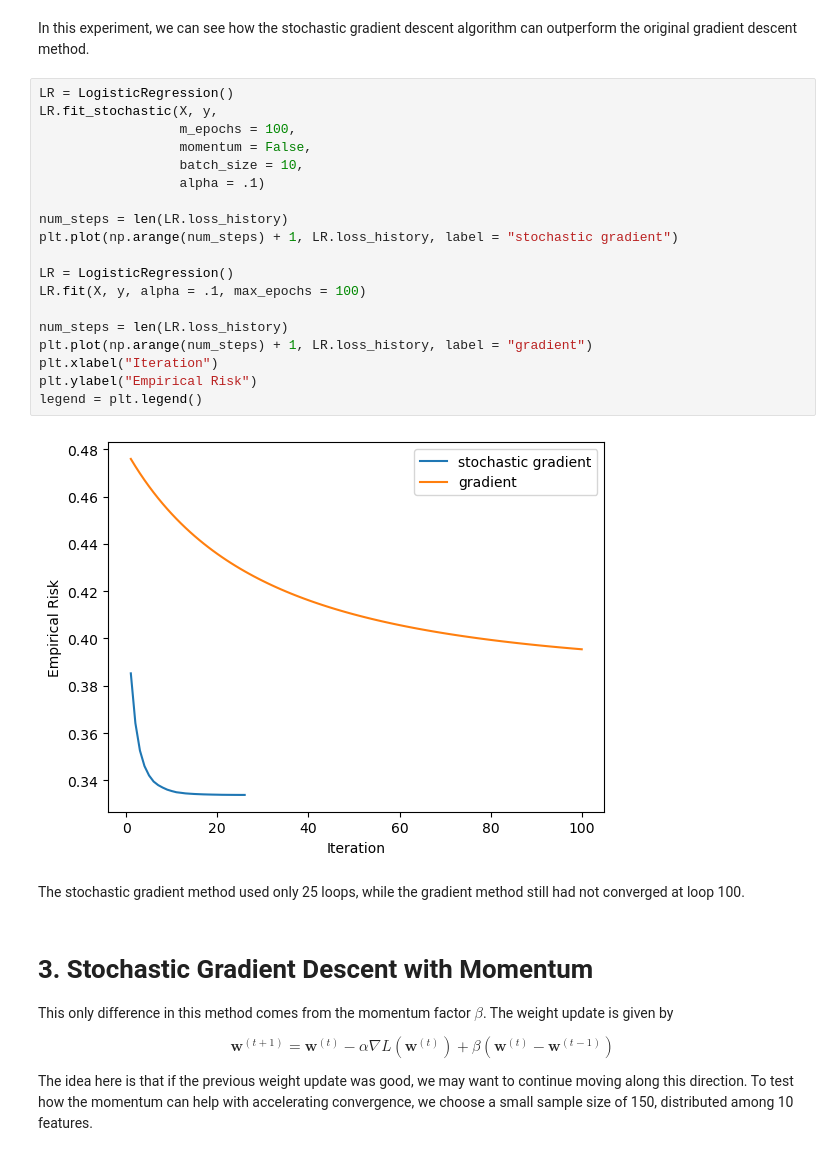
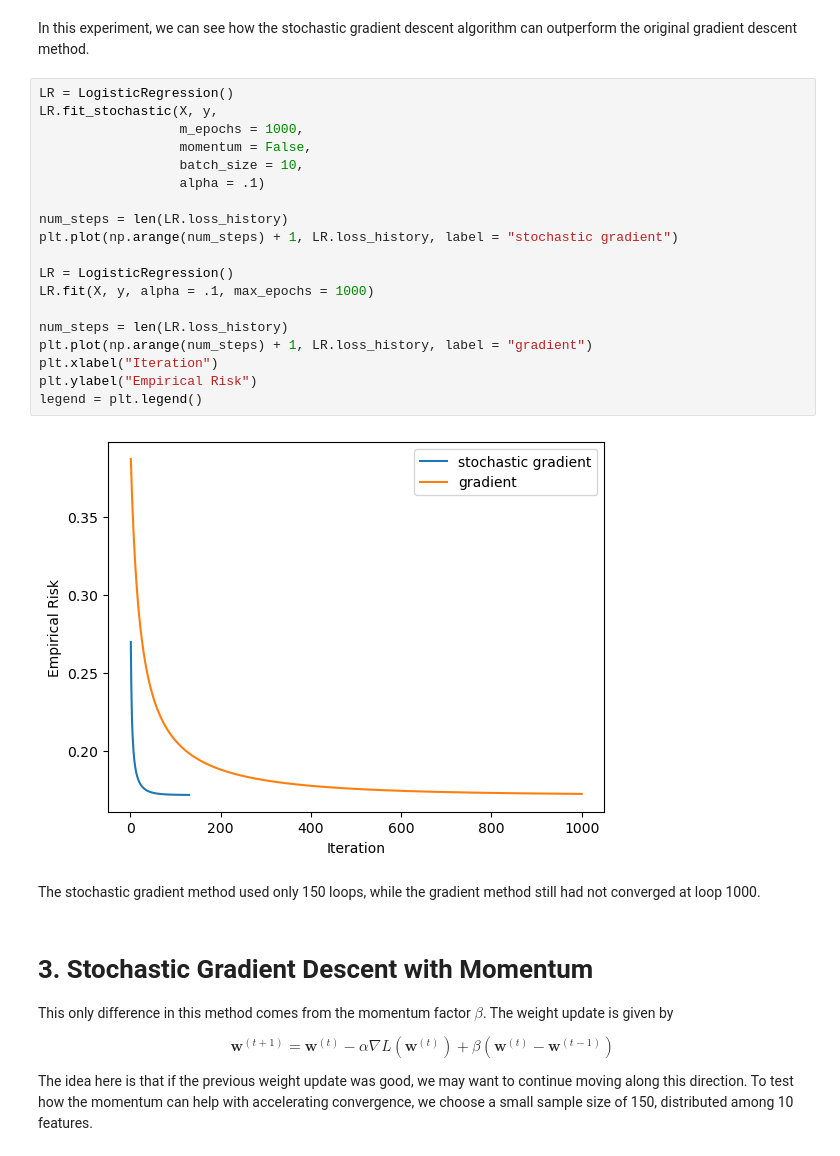
Before and after one commit to trongdle/trongdle.github.io, a Jupyter notebook: posts/gradient/gradient.ipynb, the cells around one changed output. Saved outputs shown, nothing was run; the diff lists cells and outputs as text.

Commit message:
fix gradient

```diff
--- a/posts/gradient/gradient.ipynb
+++ b/posts/gradient/gradient.ipynb
@@ -114,26 +130,26 @@ In this experiment, we can see how the stochastic gradient descent algorithm can
 # %%
 LR = LogisticRegression()
 LR.fit_stochastic(X, y,
-                  m_epochs = 100,
+                  m_epochs = 1000,
                   momentum = False,
                   batch_size = 10,
                   alpha = .1)
 
 num_steps = len(LR.loss_history)
 plt.plot(np.arange(num_steps) + 1, LR.loss_history, label = "stochastic gradient")
 
 LR = LogisticRegression()
-LR.fit(X, y, alpha = .1, max_epochs = 100)
+LR.fit(X, y, alpha = .1, max_epochs = 1000)
 
 num_steps = len(LR.loss_history)
 plt.plot(np.arange(num_steps) + 1, LR.loss_history, label = "gradient")
 plt.xlabel("Iteration")
 plt.ylabel("Empirical Risk")
 legend = plt.legend()
 # %% [output]
-[figure, old version]
+[figure, new version]
 # %% [markdown]
-The stochastic gradient method used only 25 loops, while the gradient method still had not converged at loop 100.
+The stochastic gradient method used only 150 loops, while the gradient method still had not converged at loop 1000.
 # %% [markdown]
 # 3. Stochastic Gradient Descent with Momentum
 
```
Also changed, not shown: parts of 10 cells of this notebook, 17 other files.
